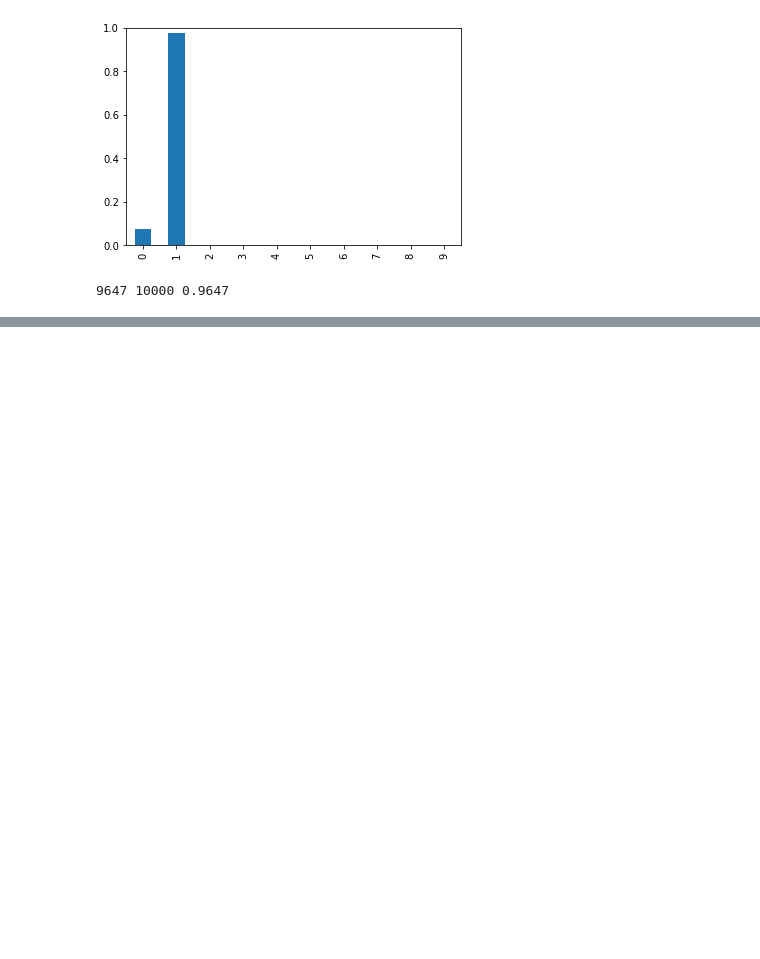
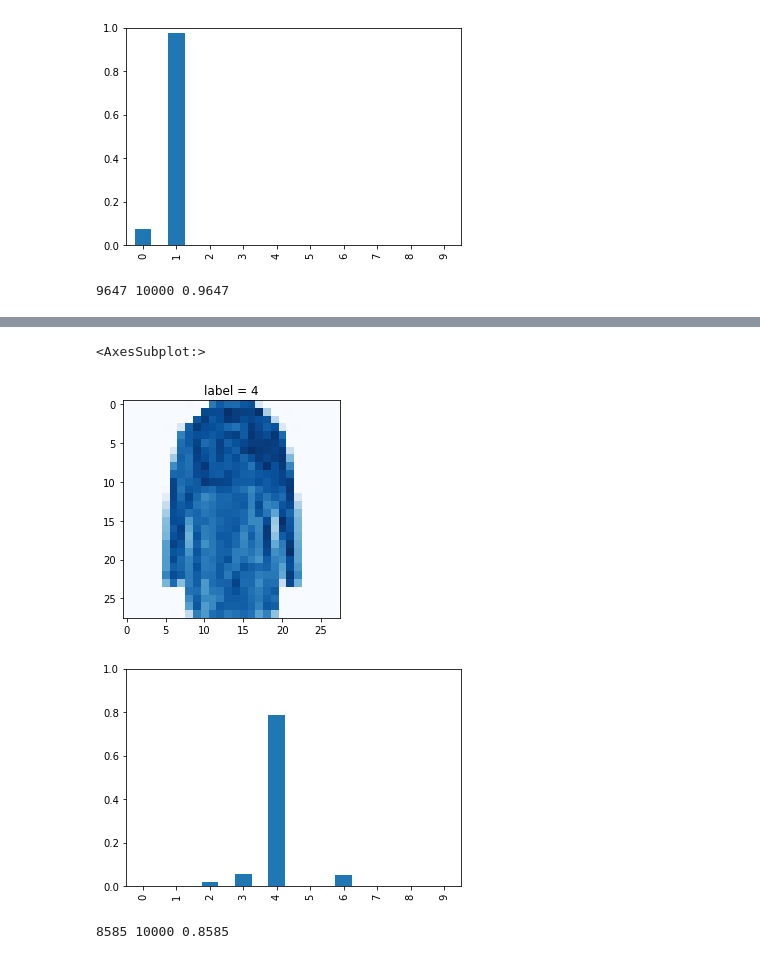
Before and after one commit to ibendaya/ML_fundamentals, a Jupyter notebook: GAN/sandbox.ipynb, the cells around one changed output, grey strips where cells are left out. Cells and saved outputs as stored; diff of their text form; code cells hidden in the pictures; blank space fills up the shorter version.

```diff
--- a/GAN/sandbox.ipynb
+++ b/GAN/sandbox.ipynb
@@ -221,0 +317,14 @@ print(score, items, score/items)
+# %%
+%%time
+# create neural network
+C = Classifier()
+
+# train network on MNIST data set
+epochs = 3
+
+for i in range(epochs):
+    print('training epoch', i+1, "of", epochs)
+    for label, image_data_tensor, target_tensor in mnist_train_dataset:
+        C.train(image_data_tensor, target_tensor)
+        pass
+    pass
@@ -221,0 +349,38 @@ print(score, items, score/items)
+# %%
+mnist_test_dataset = FMnistDataset('../datasets/FMNIST/fashion-mnist_test.csv')
+# %%
+import pandas as pd
+# pick a record
+record = 190
+
+# plot image and correct label
+mnist_test_dataset.plot_image(record)
+
+image_data = mnist_test_dataset[record][1]
+
+# query from trained network
+output = C.forward(image_data)
+
+# plot output tensor
+pd.DataFrame(output.detach().numpy()).plot(kind='bar', legend=False, ylim=(0,1))
+# %% [output]
+<AxesSubplot:>
+[figure, added]
+[figure, added]
+# %%
+# test trained neural network on training data
+score = 0
+items = 0
+
+for label, image_data_tensor, target_tensor in mnist_test_dataset:
+    answer = C.forward(image_data_tensor).detach().numpy()
+    if (answer.argmax() == label):
+        score += 1
+        pass
+    items += 1
+
+    pass
+
+print(score, items, score/items)
+# %% [output]
+8585 10000 0.8585
```
Also changed, not shown: parts of 7 cells of this notebook.
